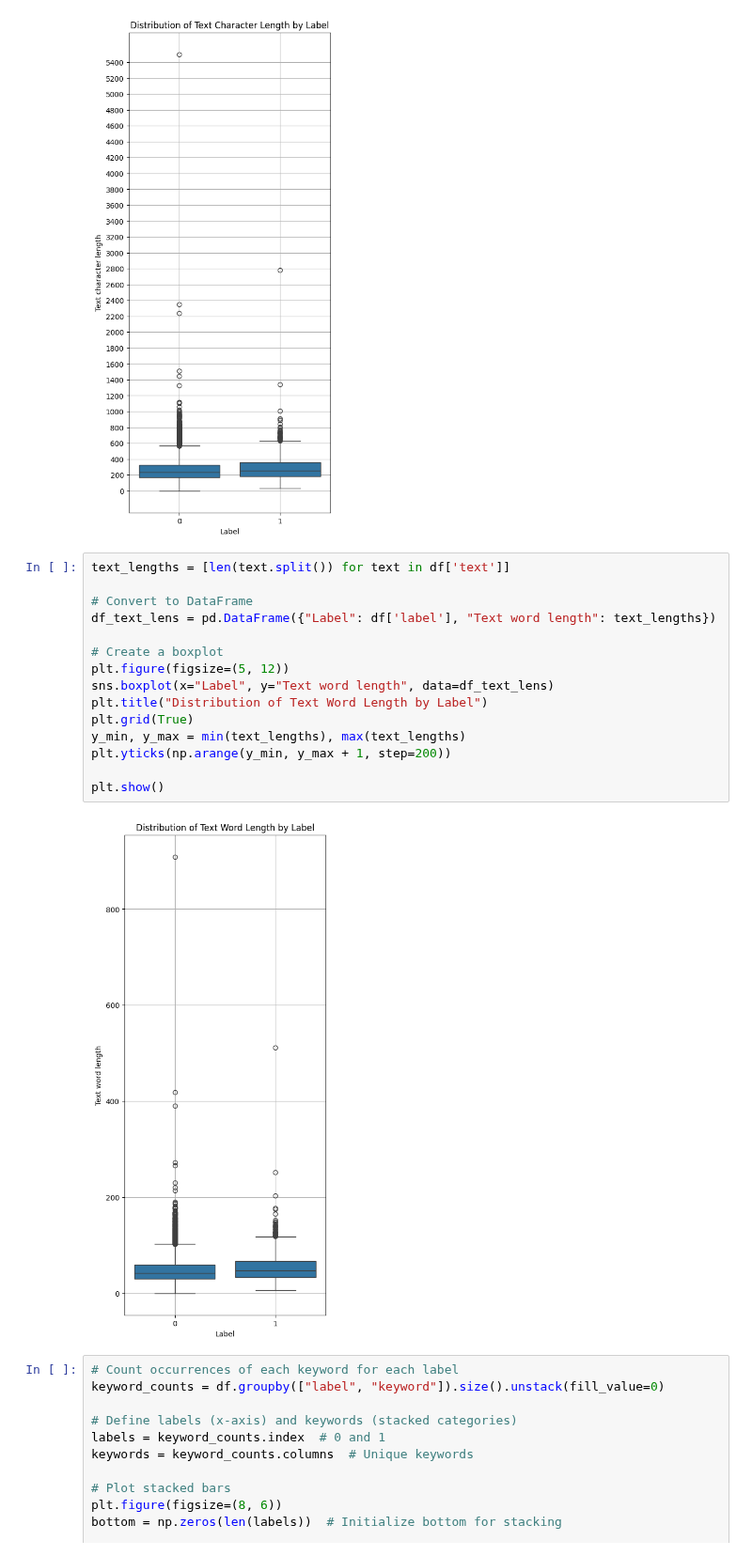
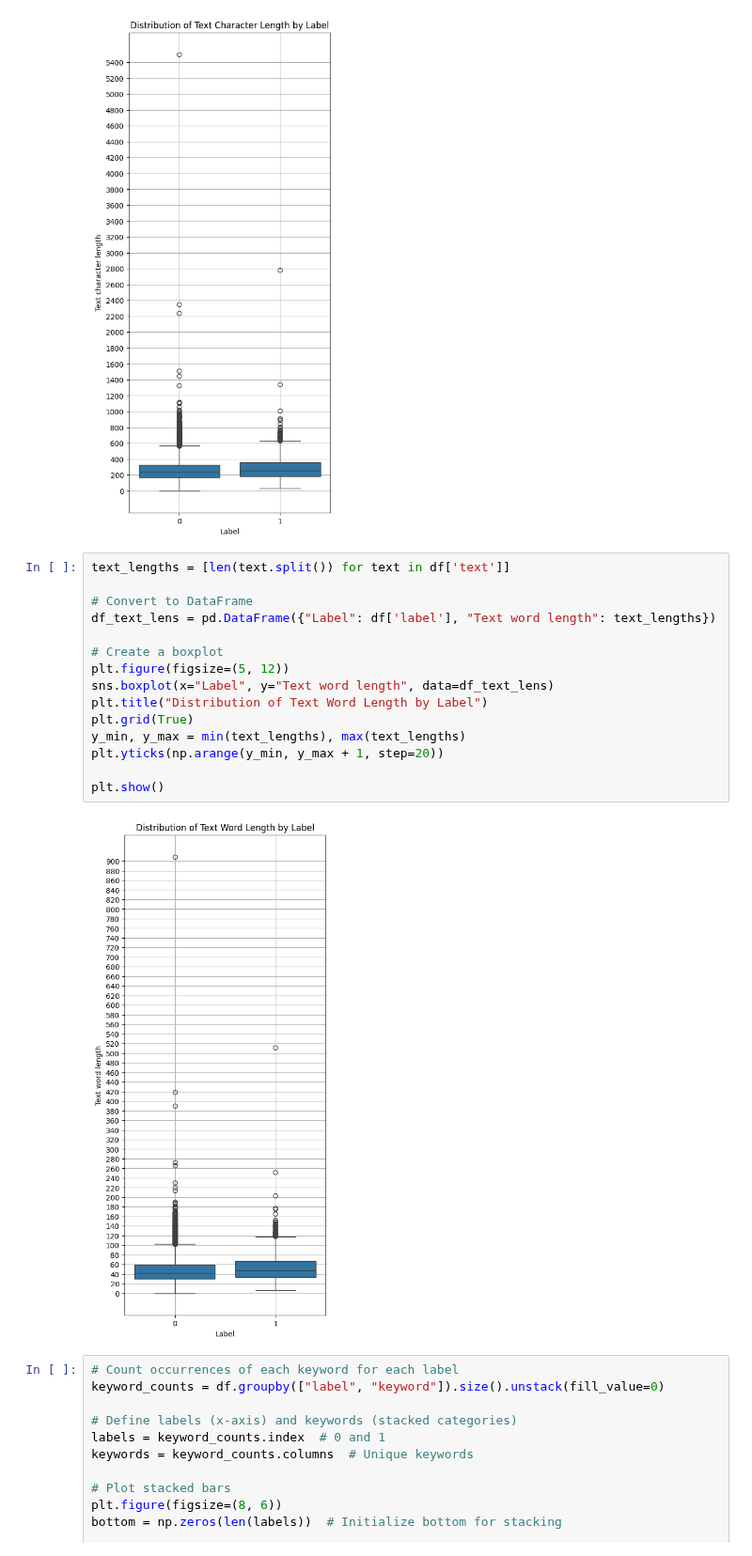
Before and after one commit to mwmlo/nlp-pcl-cw, a Jupyter notebook: class_label_analysis.ipynb, the cells around one changed output. Shown at 94% size. Drawn from its saved outputs; the diff is of its cells as text.

Commit message:
Increased step size

```diff
--- a/class_label_analysis.ipynb
+++ b/class_label_analysis.ipynb
@@ -38,20 +38,20 @@ plt.show()
 # %%
 text_lengths = [len(text.split()) for text in df['text']]
 
 # Convert to DataFrame
 df_text_lens = pd.DataFrame({"Label": df['label'], "Text word length": text_lengths})
 
 # Create a boxplot
 plt.figure(figsize=(5, 12))
 sns.boxplot(x="Label", y="Text word length", data=df_text_lens)
 plt.title("Distribution of Text Word Length by Label")
 plt.grid(True)
 y_min, y_max = min(text_lengths), max(text_lengths)
-plt.yticks(np.arange(y_min, y_max + 1, step=200))
+plt.yticks(np.arange(y_min, y_max + 1, step=20))
 
 plt.show()
 # %% [output]
-[figure, old version]
+[figure, new version]
 # %%
 # Count occurrences of each keyword for each label
 keyword_counts = df.groupby(["label", "keyword"]).size().unstack(fill_value=0)
```
